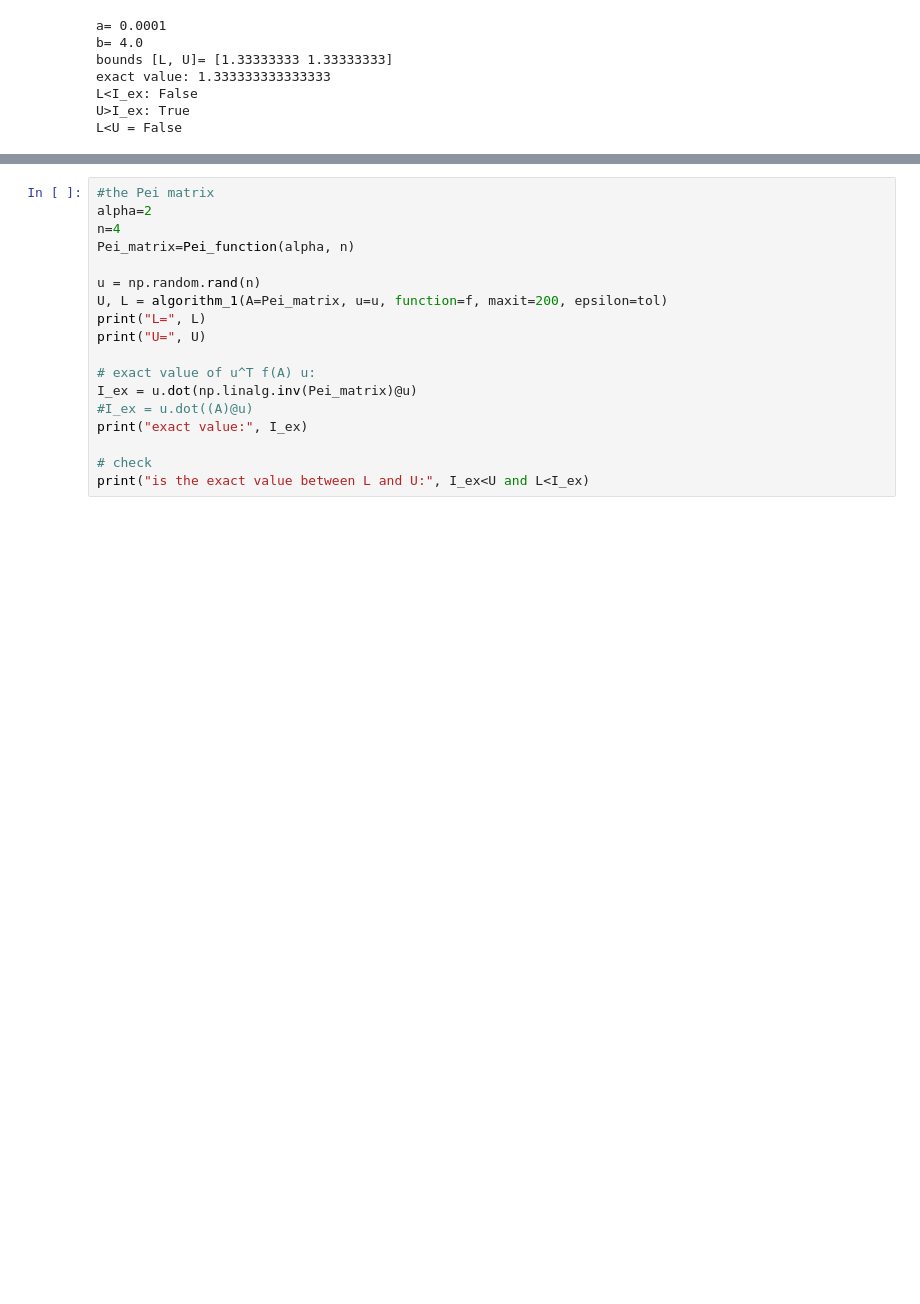
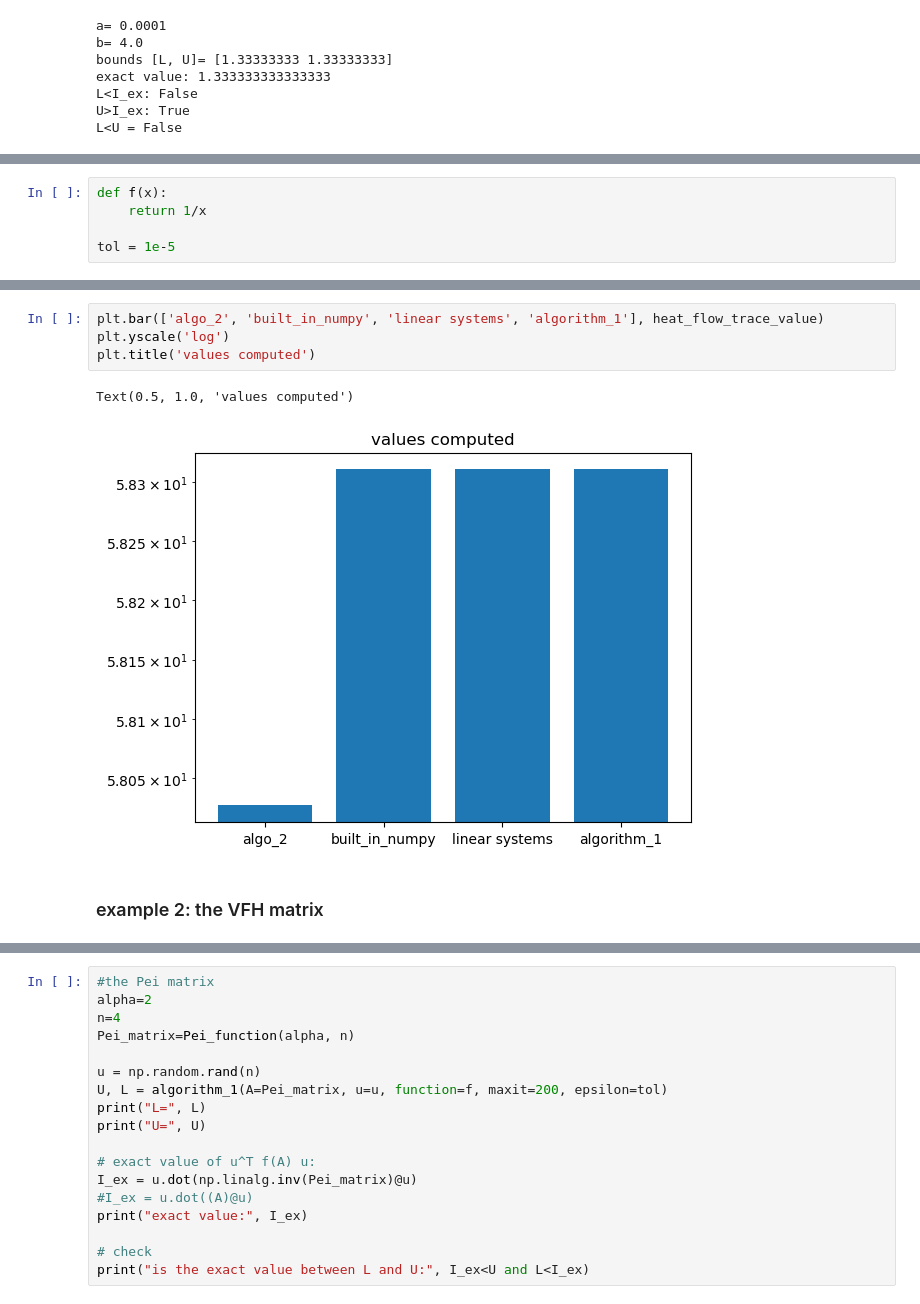
Before and after one commit to Aurenore/CLAProject_TraceEstimator, a Jupyter notebook: Trace_Estimator-clean.ipynb, the cells around one changed output, grey strips where cells are left out. Saved outputs shown, nothing was run; the diff lists cells and outputs as text; blank space fills up the shorter version.

```diff
--- a/Trace_Estimator-clean.ipynb
+++ b/Trace_Estimator-clean.ipynb
@@ -135,0 +174,5 @@ array([[13., -3., -3.,  0.],
+# %%
+def f(x):
+    return 1/x
+
+tol = 1e-5
@@ -135,0 +250,9 @@ array([[13., -3., -3.,  0.],
+# %%
+plt.bar(['algo_2', 'built_in_numpy', 'linear systems', 'algorithm_1'], heat_flow_trace_value)
+plt.yscale('log')
+plt.title('values computed')
+# %% [output]
+Text(0.5, 1.0, 'values computed')
+[figure, added]
+# %% [markdown]
+### example 2: the VFH matrix
```
Also changed, not shown: parts of 34 cells of this notebook, 4 other files.
